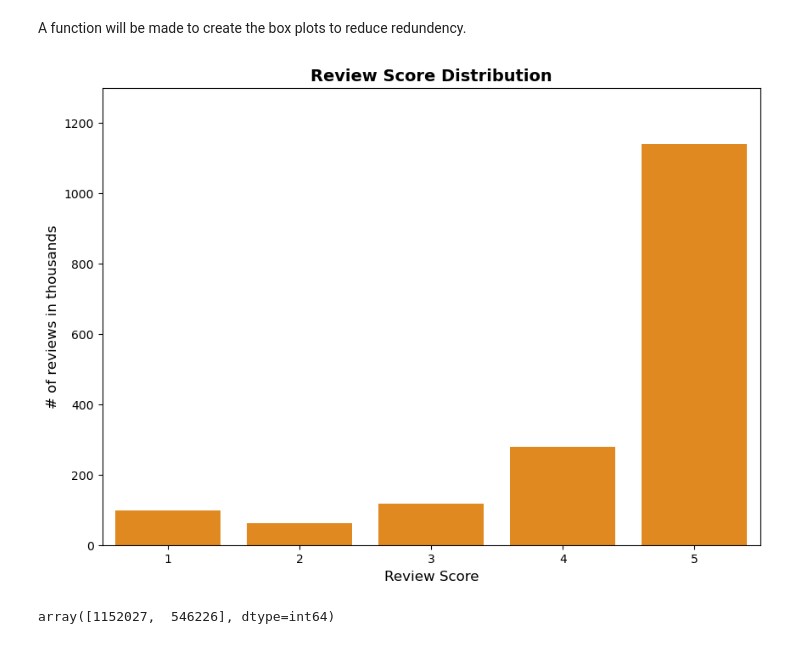
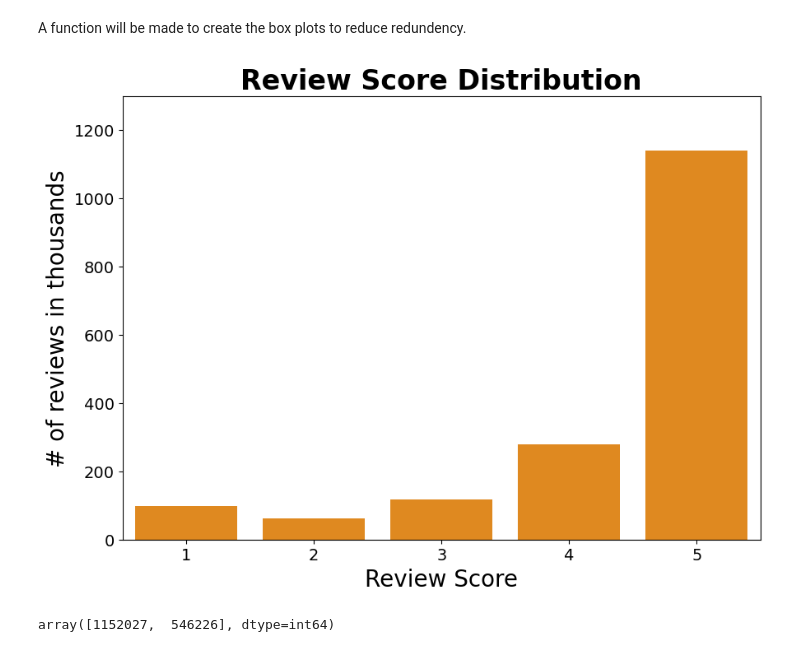
Before and after one commit to JTruong3/Amazon-Product-Recommender, a Jupyter notebook: 1_Preprocessing_and_EDA.ipynb, the cells around one changed output. Drawn from its saved outputs; the diff is of its cells as text; code cells hidden in the pictures.

```diff
--- a/1_Preprocessing_and_EDA.ipynb
+++ b/1_Preprocessing_and_EDA.ipynb
@@ -837,22 +837,24 @@ A function will be made to create the box plots to reduce redundency.
 # %%
 plt.figure(figsize = (10,7))
 
 # Separate the count of the values in the specific column
 x_val = clean_df['reviewScore'].value_counts().index
 y_val =  clean_df['reviewScore'].value_counts().values/1000
 
 # Make the barplot
 sns.barplot(x = x_val, y = y_val, data = clean_df, color = 'darkorange')
 
 plt.ylim([0,1300])
 
 # Label the plot
-plt.title(f'Review Score Distribution', fontweight = 'bold', fontsize = 14)
-plt.xlabel('Review Score', fontsize = 12)
-plt.ylabel('# of reviews in thousands', fontsize = 12)
+plt.title(f'Review Score Distribution', fontweight = 'bold', fontsize = 24)
+plt.xlabel('Review Score', fontsize = 20)
+plt.ylabel('# of reviews in thousands', fontsize = 20)
+plt.xticks(fontsize = 14)
+plt.yticks(fontsize = 14)
 plt.show()
 # %% [output]
-[figure, old version]
+[figure, new version]
 # %%
 clean_df['verified'].value_counts().values
 # %% [output]
```
Also changed, not shown: parts of 1 cell of this notebook, 4 other files.
